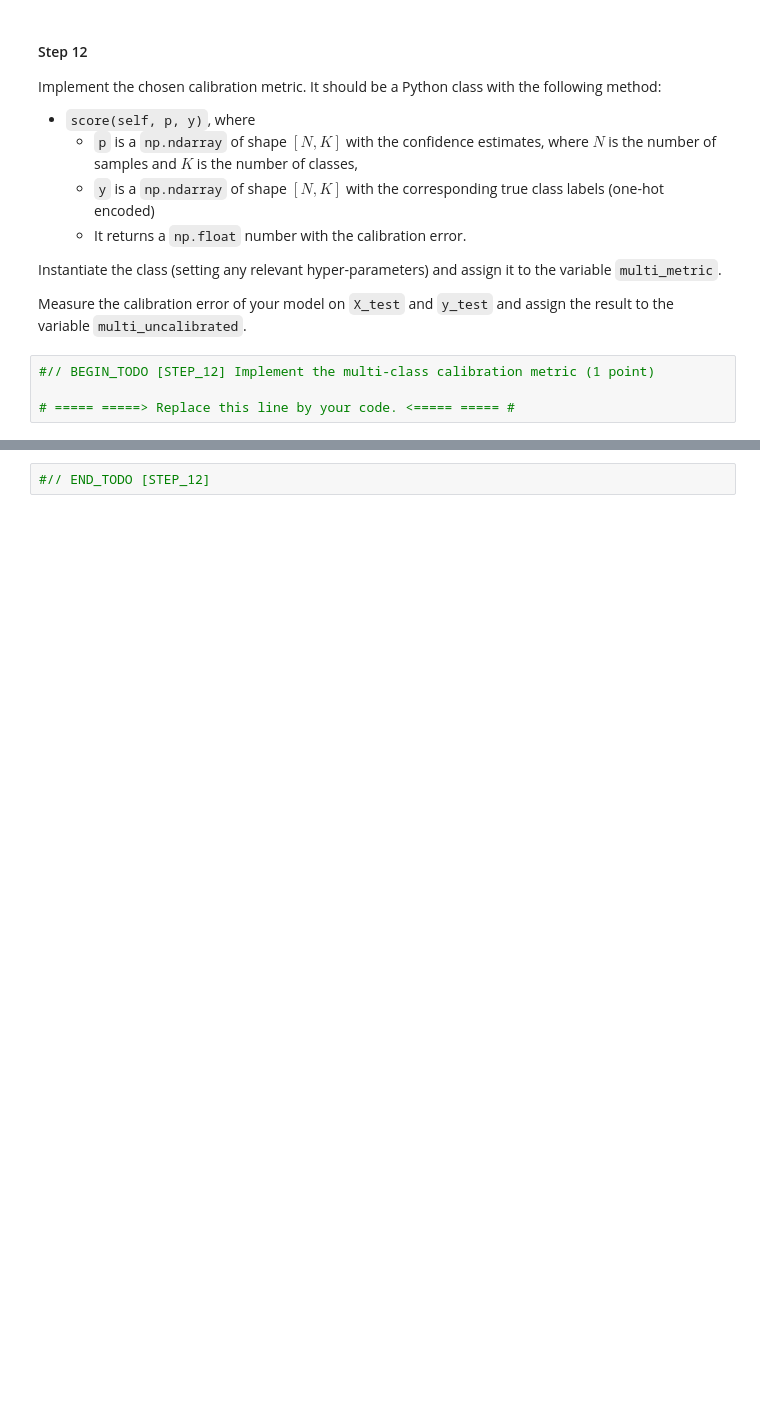
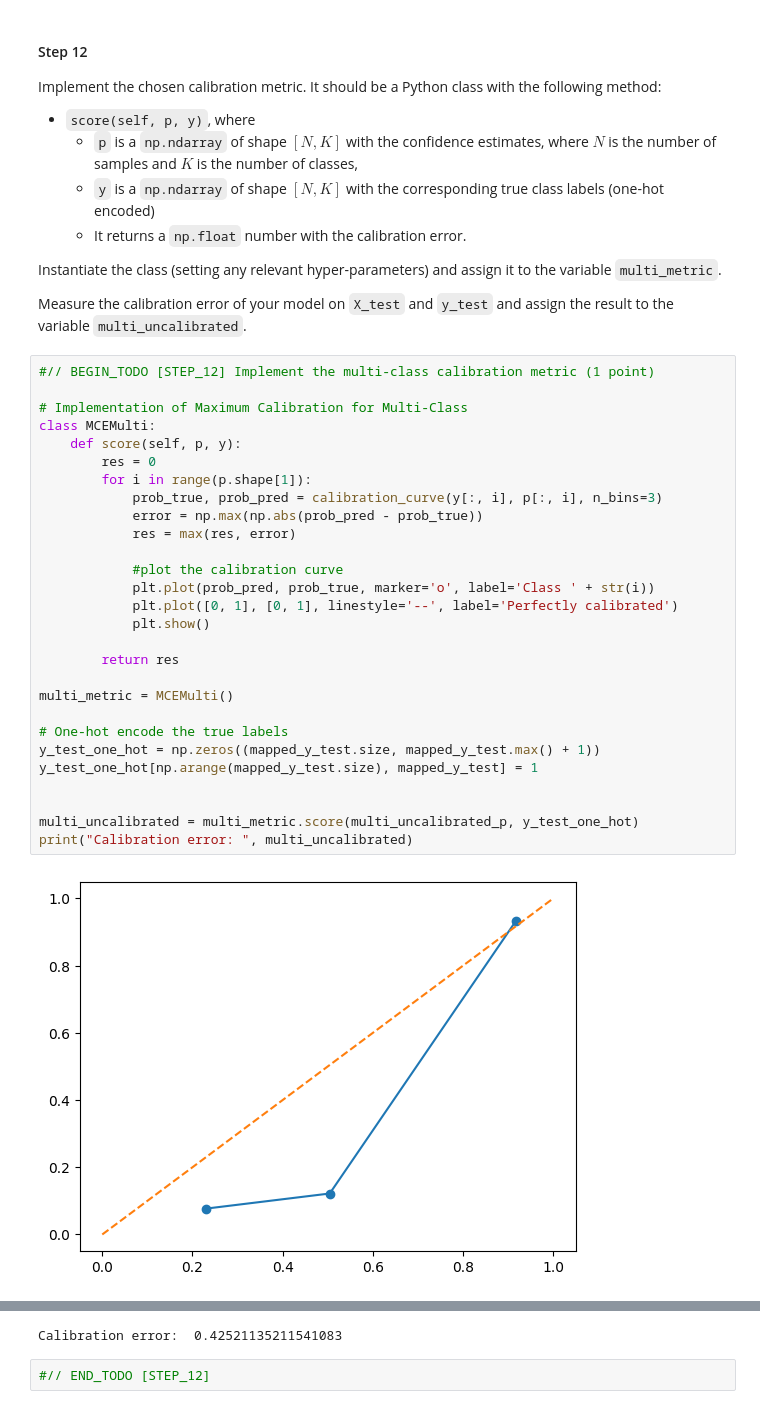
Before and after one commit to enesbkoca/wafer_calibration, a Jupyter notebook: calibration.ipynb, the cells around one changed output, grey strips where cells are left out. Cells and saved outputs as stored; diff of their text form; blank space fills up the shorter version.

```diff
--- a/calibration.ipynb
+++ b/calibration.ipynb
@@ -644,7 +717,33 @@ Implement the chosen calibration metric. It should be a Python class with the fo
 Instantiate the class (setting any relevant hyper-parameters) and assign it to the variable `multi_metric`.
 
 Measure the calibration error of your model on `X_test` and `y_test` and assign the result to the variable `multi_uncalibrated`.
-# %%
-#// BEGIN_TODO [STEP_12] Implement the multi-class calibration metric (1 point)
-
-# ===== =====> Replace this line by your code. <===== ===== #
+# %%
+#// BEGIN_TODO [STEP_12] Implement the multi-class calibration metric (1 point)
+
+# Implementation of Maximum Calibration for Multi-Class
+class MCEMulti:
+    def score(self, p, y):
+        res = 0
+        for i in range(p.shape[1]):
+            prob_true, prob_pred = calibration_curve(y[:, i], p[:, i], n_bins=3)
+            error = np.max(np.abs(prob_pred - prob_true))
+            res = max(res, error)
+
+            #plot the calibration curve
+            plt.plot(prob_pred, prob_true, marker='o', label='Class ' + str(i))
+            plt.plot([0, 1], [0, 1], linestyle='--', label='Perfectly calibrated')
+            plt.show()
+
+        return res
+
+multi_metric = MCEMulti()
+
+# One-hot encode the true labels
+y_test_one_hot = np.zeros((mapped_y_test.size, mapped_y_test.max() + 1))
+y_test_one_hot[np.arange(mapped_y_test.size), mapped_y_test] = 1
+
+
+multi_uncalibrated = multi_metric.score(multi_uncalibrated_p, y_test_one_hot)
+print("Calibration error: ", multi_uncalibrated)
+# %% [output]
+[figure, added]
@@ -651,3 +755,4 @@ Measure the calibration error of your model on `X_test` and `y_test` and assign
+Calibration error:  0.42521135211541083
 # %%
 #// END_TODO [STEP_12]
 # %% [markdown]
```
Also changed, not shown: parts of 7 cells of this notebook.
